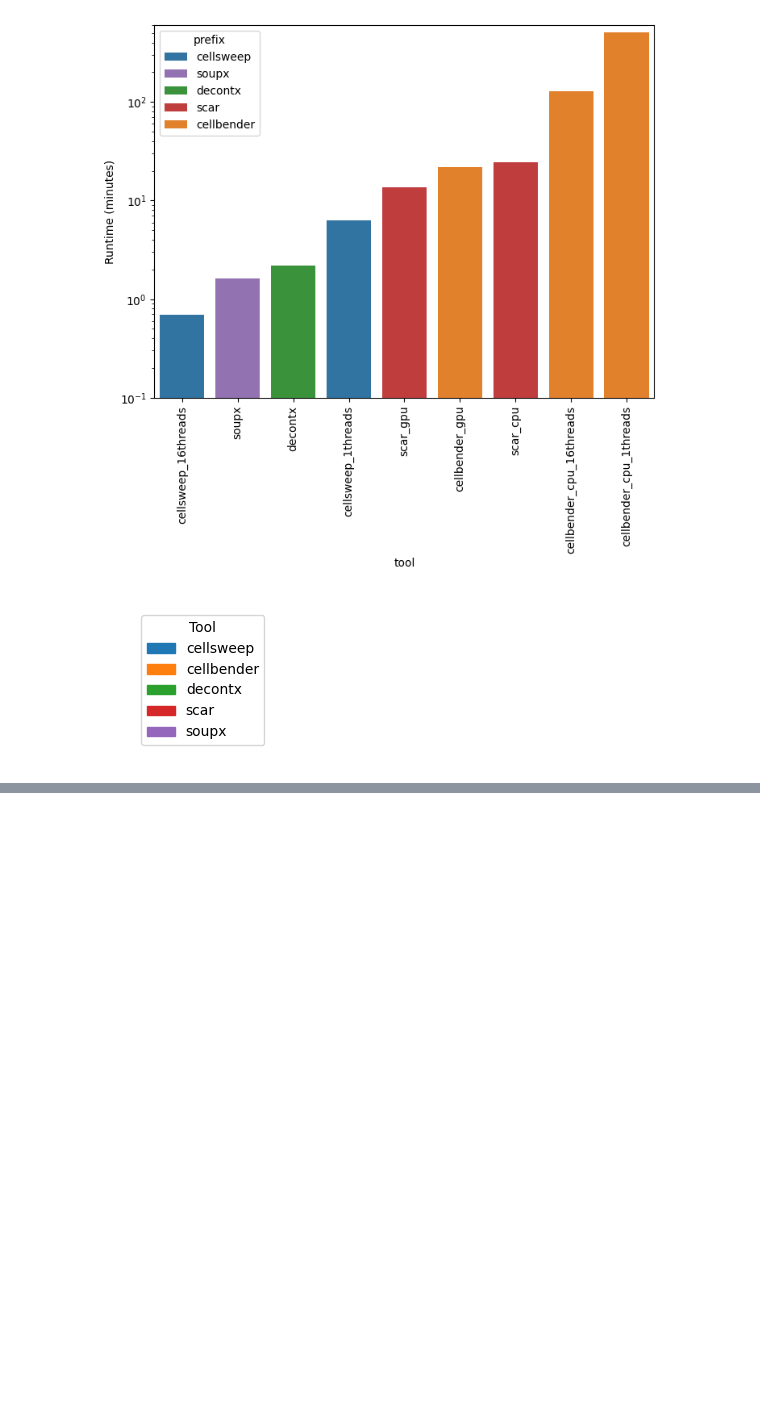
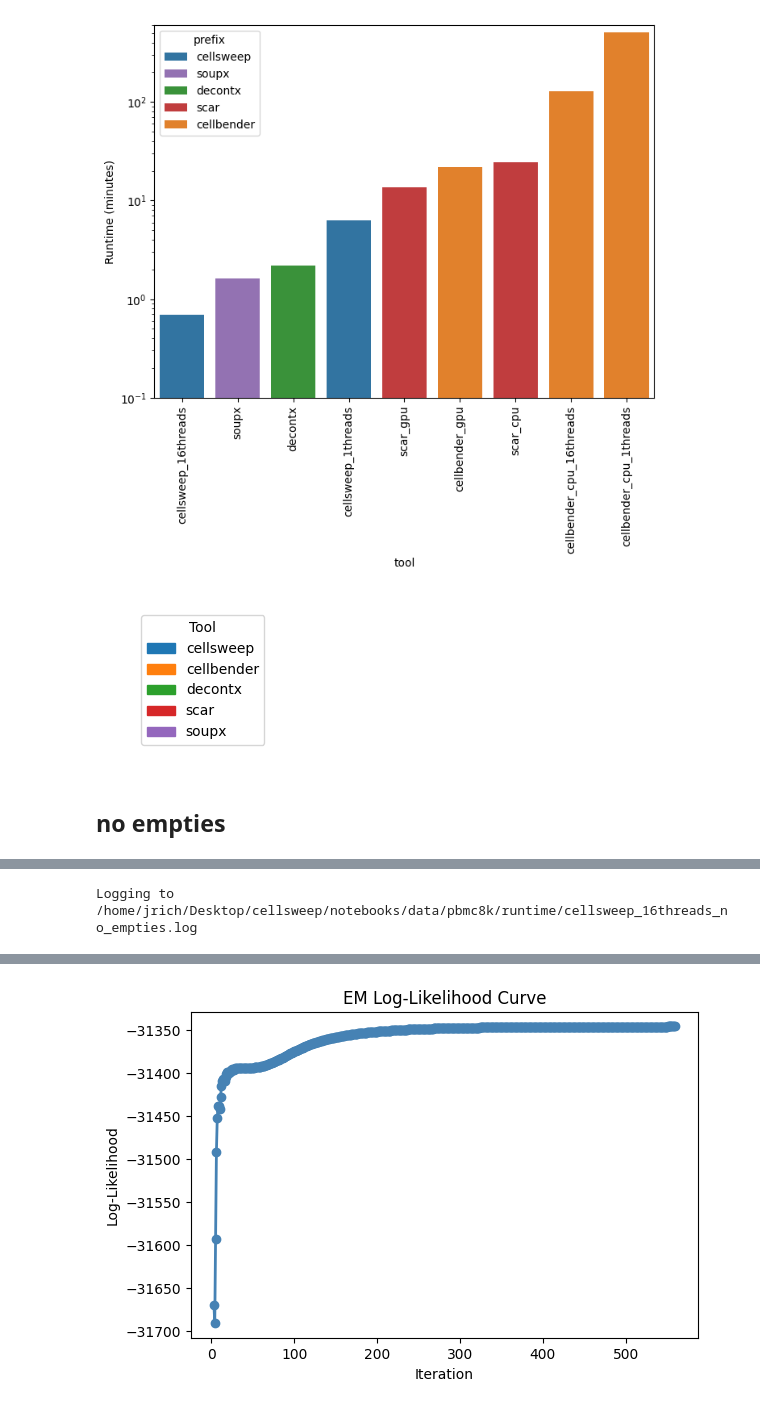
Before and after one commit to pachterlab/cellsweep, a Jupyter notebook: notebooks/runtime.ipynb, the cells around one changed output, grey strips where cells are left out. Cells and saved outputs as stored; diff of their text form; code cells hidden in the pictures; blank space fills up the shorter version.

```diff
--- a/notebooks/runtime.ipynb
+++ b/notebooks/runtime.ipynb
@@ -625,11 +595,6 @@ Saving results...
 2025-11-24 11:37:10|INFO|model|lr_gamma: 0.97
 # %%
 # print(tool_to_runtime_dict)
-# %%
-tool_to_runtime_no_empties_dict = {k: v for k, v in tool_to_runtime_dict.items() if k.contains("cellsweep")}
-tool_to_runtime_no_empties_minutes_dict = {k: v / 60 for k, v in tool_to_runtime_no_empties_dict.items()}
-
-tool_to_runtime_dict = {k: v for k, v in tool_to_runtime_dict.items() if not k.endswith("_no_empties")}  # pop any keys that end with "_no_empties" and put in a new dictionary
 # %%
 # convert to minutes
 # tool_to_runtime_minutes_dict = {'cellsweep_1threads': 6.320804348782016, 'cellsweep_16threads': 0.6869076152021686, 'cellbender_cpu_1threads': 504.35386805809105, 'cellbender_cpu_16threads': 128.92702953227175, 'cellbender_gpu': 22.02172445510514, 'soupx': 1.6098512041382491, 'decontx': 2.1877690135035666, 'scar_cpu': 24.54572350685485, 'scar_gpu': 13.524172533024103}
@@ -835,3 +654,28 @@ plot_legend_only(
 [figure]
 [figure]
 [figure]
+# %% [markdown]
+## no empties
+# %%
+tool_to_runtime_no_empties_dict = {}
+# %%
+threads = 16
+
+if threads > max_threads:
+    SystemExit(f"Requested {threads} threads but only {max_threads} available.")
+
+adata_path_cellsweep = os.path.join(data_dir, f"cellsweep_{threads}threads_no_empties.h5ad")
+cellsweep_log_file = os.path.join(data_dir, f"cellsweep_{threads}threads_no_empties.log")
+
+adata = adata_raw.copy()
+if "celltype" not in adata.obs.columns:
+    adata = cs_utils.determine_cell_types(adata, model_pkl=model_pkl, filter_empty=True, expected_cells=expected_cells, verbose=verbose)
+adata = adata[~adata.obs["is_empty"]].copy()  # new
+start_time = time.perf_counter()
+_ = denoise_count_matrix(adata, adata_out=adata_path_cellsweep, beta=0.03, eps=1e-9, empty_droplet_method="threshold", expected_cells=expected_cells, threads=threads, verbose=verbose, log_file=cellsweep_log_file)
+cellsweep_runtime = time.perf_counter() - start_time
+tool_to_runtime_no_empties_dict[f"cellsweep_{threads}threads_no_empties"] = cellsweep_runtime
+tool_to_runtime_no_empties_dict[f"cellsweep_{threads}threads"] = tool_to_runtime_dict[f"cellsweep_{threads}threads"]
+
+cs_utils.plot_cellsweep_likelihood_over_epochs(log_path=cellsweep_log_file, show=True)
+# %% [output]
@@ -837,0 +689 @@ plot_legend_only(
+Logging to /home/jrich/Desktop/cellsweep/notebooks/data/pbmc8k/runtime/cellsweep_16threads_no_empties.log
@@ -837,0 +707 @@ plot_legend_only(
+[figure, added]
```
Also changed, not shown: parts of 9 cells of this notebook, 6 other files.
